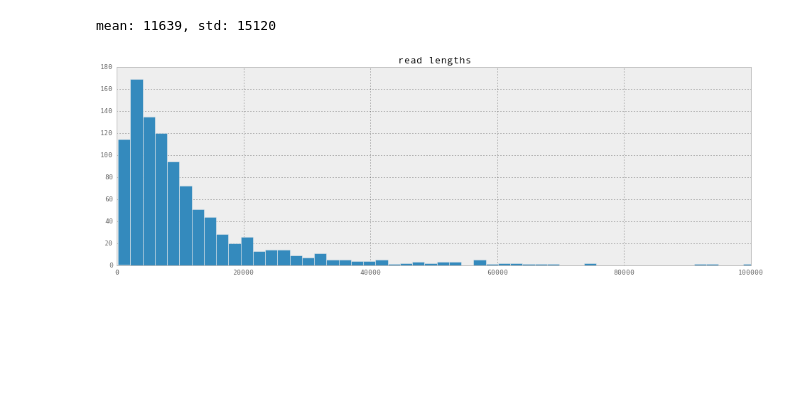
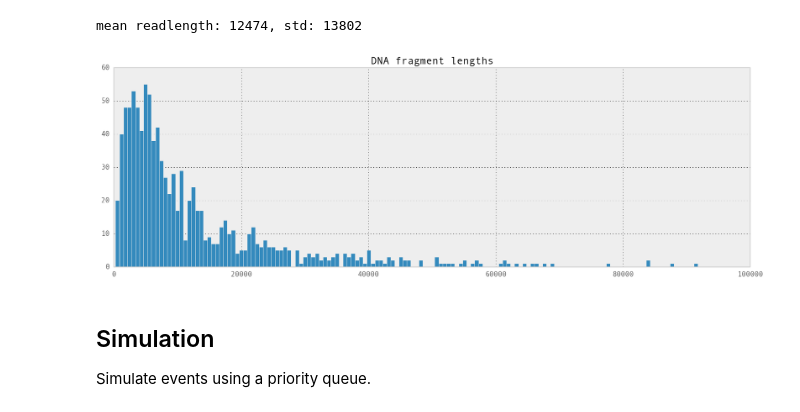
Before and after one commit to hgbrian/audio_experiments, a Jupyter notebook: Nanopore ReadUntil and HLA sequencing.ipynb, the cells around one changed output. Saved outputs shown, nothing was run; the diff lists cells and outputs as text; code cells hidden in the pictures; blank space fills up the shorter version.

```diff
--- a/Nanopore ReadUntil and HLA sequencing.ipynb
+++ b/Nanopore ReadUntil and HLA sequencing.ipynb
@@ -23,12 +37,15 @@ import scipy.stats
 # %%
-readlength = scipy.stats.lognorm(s=1, loc=1, scale=7000)
-rv = readlength.rvs(1000)
-print("mean: {:d}, std: {:d}".format(int(rv.mean()), int(rv.std())))
+dna_lens = np.random.lognormal(9,1,1000).astype(np.int)
+print("mean readlength: {:d}, std: {:d}".format(int(dna_lens.mean()), int(dna_lens.std())))
 
 fig, ax = plt.subplots(1, 1, figsize=(16,5))
 ax.set_xlim(0,100000)
-ax.set_title("read lengths")
-_ = ax.hist(rv, bins=100)
+ax.set_title("DNA fragment lengths")
+_ = ax.hist(dna_lens, bins=200)
 # %% [output]
-mean: 11639, std: 15120
+mean readlength: 12474, std: 13802
-[figure, old version]
+[figure, new version]
+# %% [markdown]
+Simulation
+--------------
+Simulate events using a priority queue.
```
Also changed, not shown: parts of 12 cells of this notebook.
